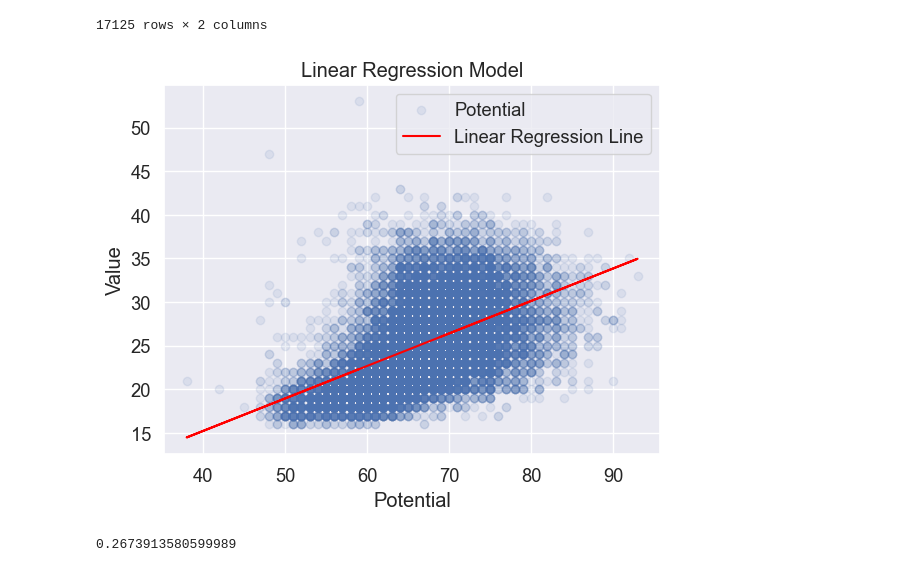
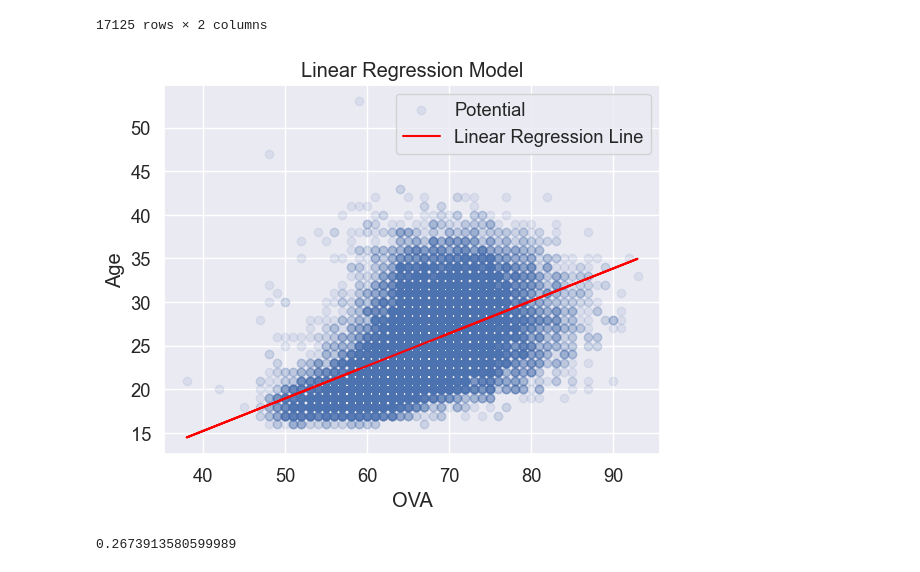
Before and after one commit to RaulRla/Fifa21_Project, a Jupyter notebook: Fifa project.ipynb, the cells around one changed output. Cells and saved outputs as stored; diff of their text form; code cells hidden in the pictures.

```diff
--- a/Fifa project.ipynb
+++ b/Fifa project.ipynb
@@ -606,22 +606,22 @@ Potential_Value2
 # %%
 X = Potential_Value2.drop('Age', axis=1)
 y = Potential_Value2['Age']
 
 
 model = linear_model.LinearRegression()
 result1 = model.fit(X, y)
 regression_line = result1.intercept_ + Potential_Value2['OVA'] * result1.coef_
 
 # Plot the original data and the linear regression line
 plt.scatter(X, y, label='Potential',alpha=0.1)
 plt.plot(X, regression_line, label='Linear Regression Line', color='red')
-plt.xlabel('Potential')
-plt.ylabel('Value')
+plt.xlabel('OVA')
+plt.ylabel('Age')
 plt.legend()
 plt.title('Linear Regression Model')
 plt.show()
 # %% [output]
-[figure, old version]
+[figure, new version]
 # %%
 result1.score(X, y)
 # %% [output]
```
